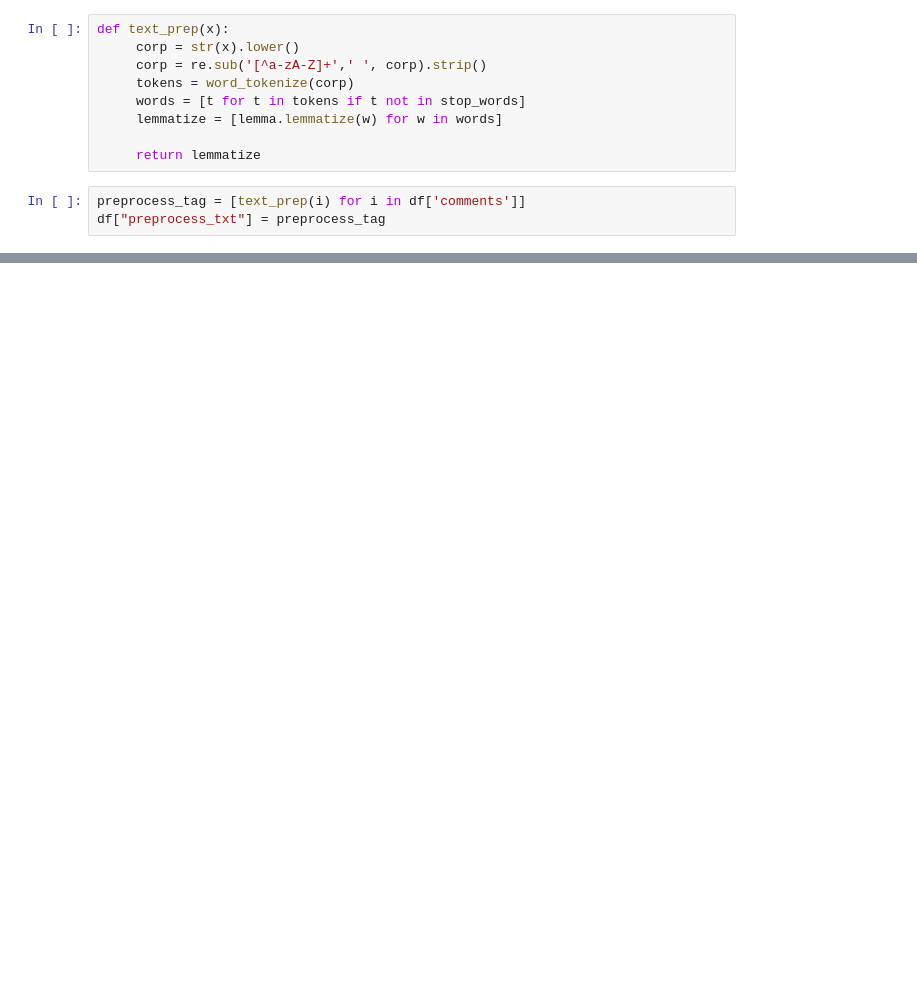
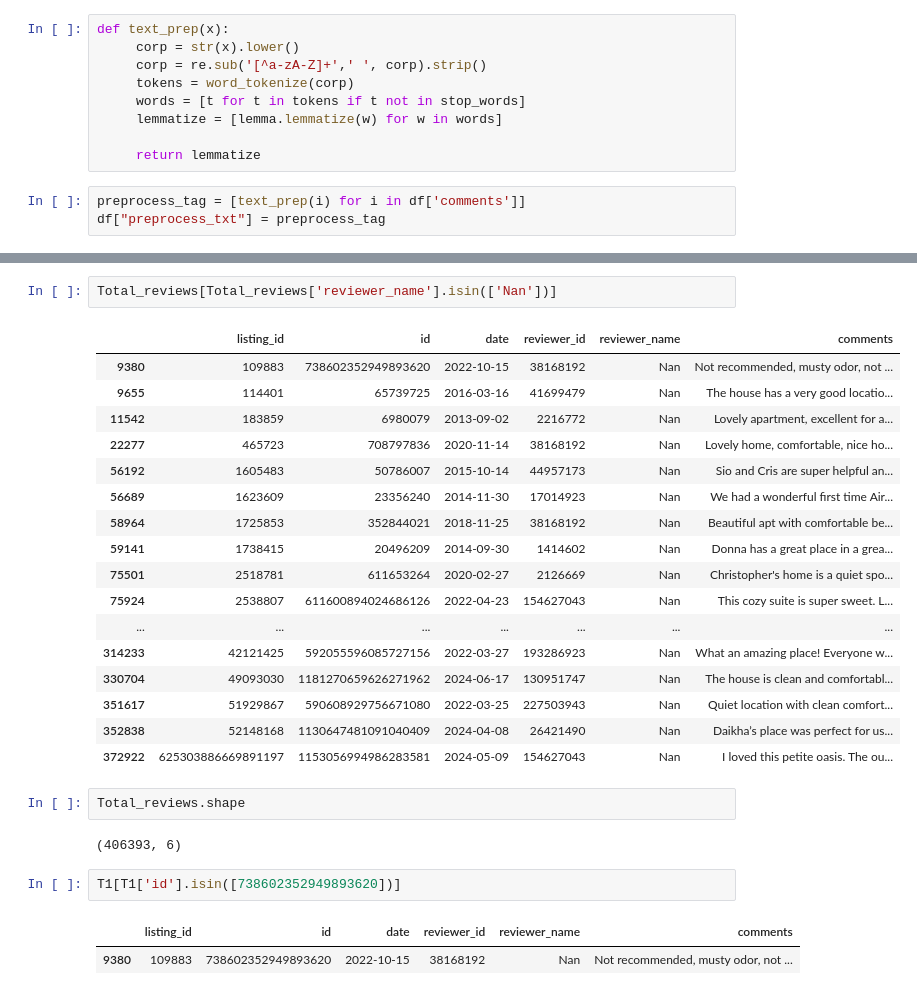
Before and after one commit to g23ai2068/Capstone-Project, a Jupyter notebook: Airbnb_capstone_project_Phase_1.ipynb, the cells around one changed output, grey strips where cells are left out. Cells and saved outputs as stored; diff of their text form; blank space fills up the shorter version.

```diff
--- a/Airbnb_capstone_project_Phase_1.ipynb
+++ b/Airbnb_capstone_project_Phase_1.ipynb
@@ -229,0 +311,29 @@ calender1['price'].head(10)
+# %%
+Total_reviews[Total_reviews['reviewer_name'].isin(['Nan'])]
+# %% [output]
+|  | listing_id | id | date | reviewer_id | reviewer_name | comments |
+| 9380 | 109883 | 738602352949893620 | 2022-10-15 | 38168192 | Nan | Not recommended, musty odor, not ... |
+| 9655 | 114401 | 65739725 | 2016-03-16 | 41699479 | Nan | The house has a very good locatio... |
+| 11542 | 183859 | 6980079 | 2013-09-02 | 2216772 | Nan | Lovely apartment, excellent for a... |
+| 22277 | 465723 | 708797836 | 2020-11-14 | 38168192 | Nan | Lovely home, comfortable, nice ho... |
+| 56192 | 1605483 | 50786007 | 2015-10-14 | 44957173 | Nan | Sio and Cris are super helpful an... |
+| 56689 | 1623609 | 23356240 | 2014-11-30 | 17014923 | Nan | We had a wonderful first time Air... |
+| 58964 | 1725853 | 352844021 | 2018-11-25 | 38168192 | Nan | Beautiful apt with comfortable be... |
+| 59141 | 1738415 | 20496209 | 2014-09-30 | 1414602 | Nan | Donna has a great place in a grea... |
+| 75501 | 2518781 | 611653264 | 2020-02-27 | 2126669 | Nan | Christopher's home is a quiet spo... |
+| 75924 | 2538807 | 611600894024686126 | 2022-04-23 | 154627043 | Nan | This cozy suite is super sweet. L... |
+| ... | ... | ... | ... | ... | ... | ... |
+| 314233 | 42121425 | 592055596085727156 | 2022-03-27 | 193286923 | Nan | What an amazing place! Everyone w... |
+| 330704 | 49093030 | 1181270659626271962 | 2024-06-17 | 130951747 | Nan | The house is clean and comfortabl... |
+| 351617 | 51929867 | 590608929756671080 | 2022-03-25 | 227503943 | Nan | Quiet location with clean comfort... |
+| 352838 | 52148168 | 1130647481091040409 | 2024-04-08 | 26421490 | Nan | Daikha’s place was perfect for us... |
+| 372922 | 625303886669891197 | 1153056994986283581 | 2024-05-09 | 154627043 | Nan | I loved this petite oasis. The ou... |
+# %%
+Total_reviews.shape
+# %% [output]
+(406393, 6)
+# %%
+T1[T1['id'].isin([738602352949893620])]
+# %% [output]
+|  | listing_id | id | date | reviewer_id | reviewer_name | comments |
+| 9380 | 109883 | 738602352949893620 | 2022-10-15 | 38168192 | Nan | Not recommended, musty odor, not ... |
```
Also changed, not shown: parts of 28 cells of this notebook.
